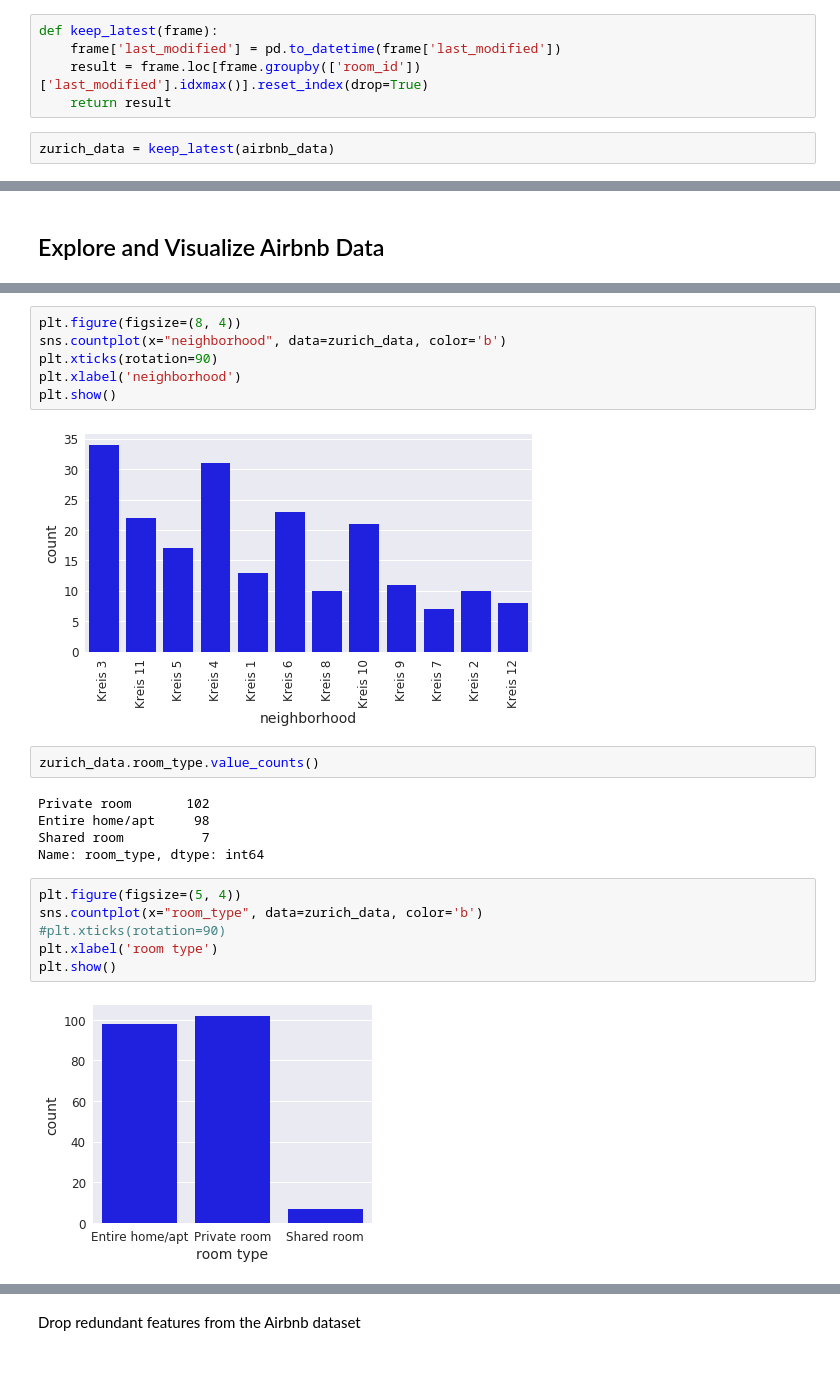
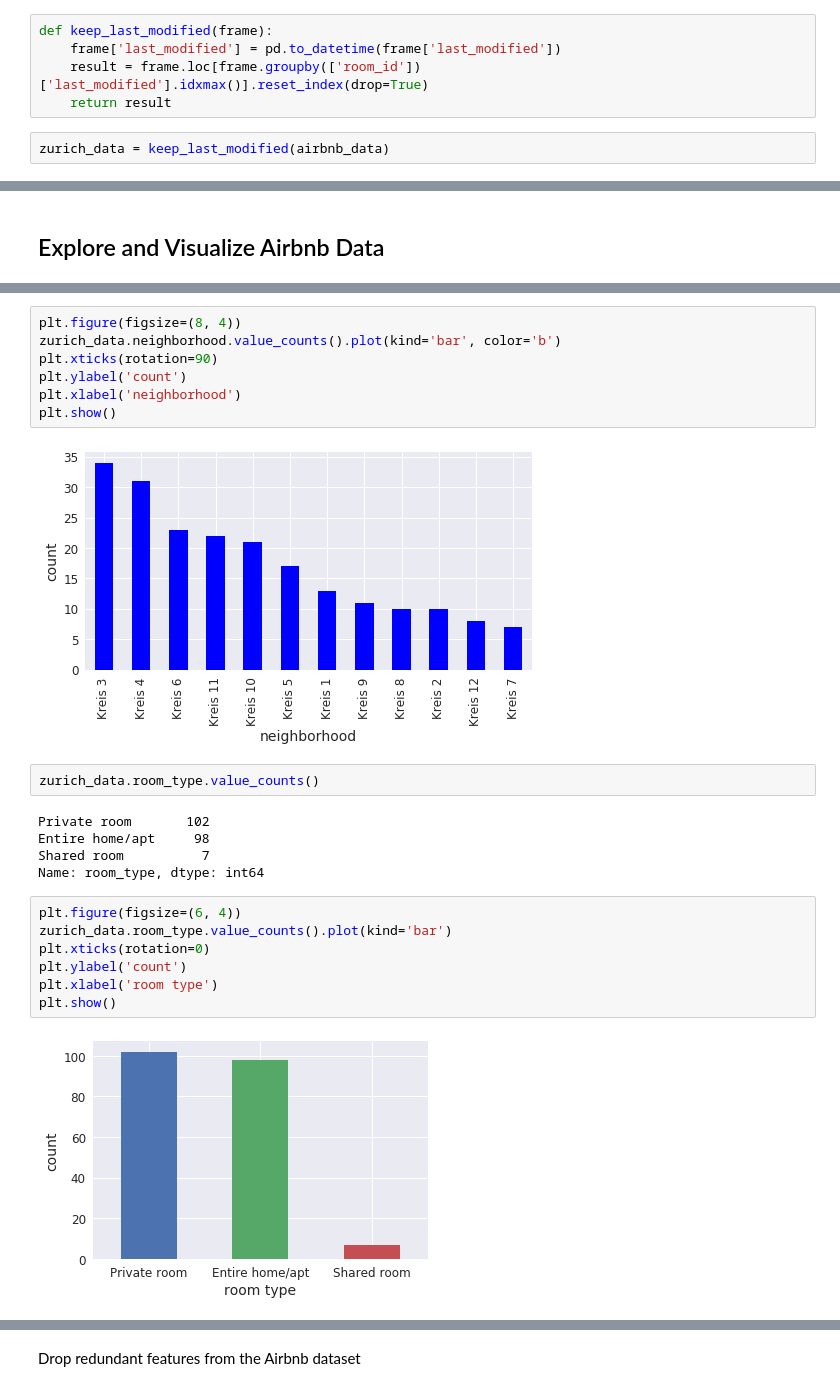
Before and after one commit to georchat/airbnb-listings-recommender, a Jupyter notebook: DP0701EN-Capstone-Project-Notebook.ipynb, the cells around one changed output, grey strips where cells are left out. Cells and saved outputs as stored; diff of their text form.

```diff
--- a/DP0701EN-Capstone-Project-Notebook.ipynb
+++ b/DP0701EN-Capstone-Project-Notebook.ipynb
@@ -129,12 +138,12 @@ airbnb_data.head()
 # %% [markdown]
 The airbnb dataset contains the same listing more than one with different last modified dates. We group the listings by **room_id** and keep the latest of the **last_modified**
 # %%
-def keep_latest(frame):
+def keep_last_modified(frame):
     frame['last_modified'] = pd.to_datetime(frame['last_modified'])
     result = frame.loc[frame.groupby(['room_id'])['last_modified'].idxmax()].reset_index(drop=True)
     return result
 # %%
-zurich_data = keep_latest(airbnb_data)
+zurich_data = keep_last_modified(airbnb_data)
 # %%
 zurich_data.info()
 # %% [output]
@@ -275,12 +284,13 @@ Kreis 7      7
 Name: neighborhood, dtype: int64
 # %%
 plt.figure(figsize=(8, 4))
-sns.countplot(x="neighborhood", data=zurich_data, color='b')
+zurich_data.neighborhood.value_counts().plot(kind='bar', color='b')
 plt.xticks(rotation=90)
+plt.ylabel('count')
 plt.xlabel('neighborhood')
 plt.show()
 # %% [output]
-[figure, old version]
+[figure, new version]
 # %%
 zurich_data.room_type.value_counts()
 # %% [output]
@@ -289,10 +299,11 @@ Entire home/apt     98
 Shared room          7
 Name: room_type, dtype: int64
 # %%
-plt.figure(figsize=(5, 4))
-sns.countplot(x="room_type", data=zurich_data, color='b')
-#plt.xticks(rotation=90)
+plt.figure(figsize=(6, 4))
+zurich_data.room_type.value_counts().plot(kind='bar')
+plt.xticks(rotation=0)
+plt.ylabel('count')
 plt.xlabel('room type')
 plt.show()
 # %% [output]
-[figure, old version]
+[figure, new version]
```
Also changed, not shown: parts of 44 cells of this notebook.
